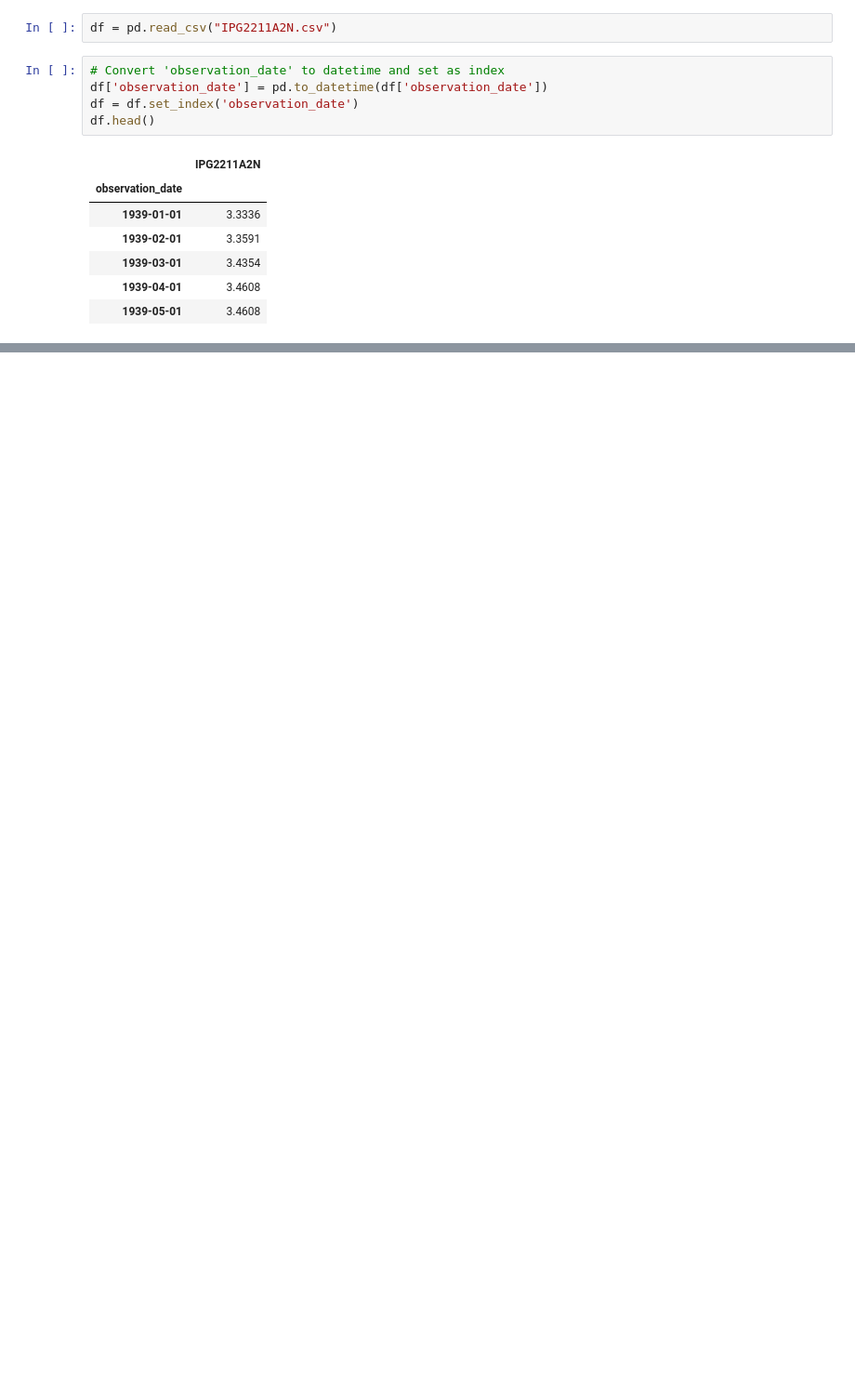
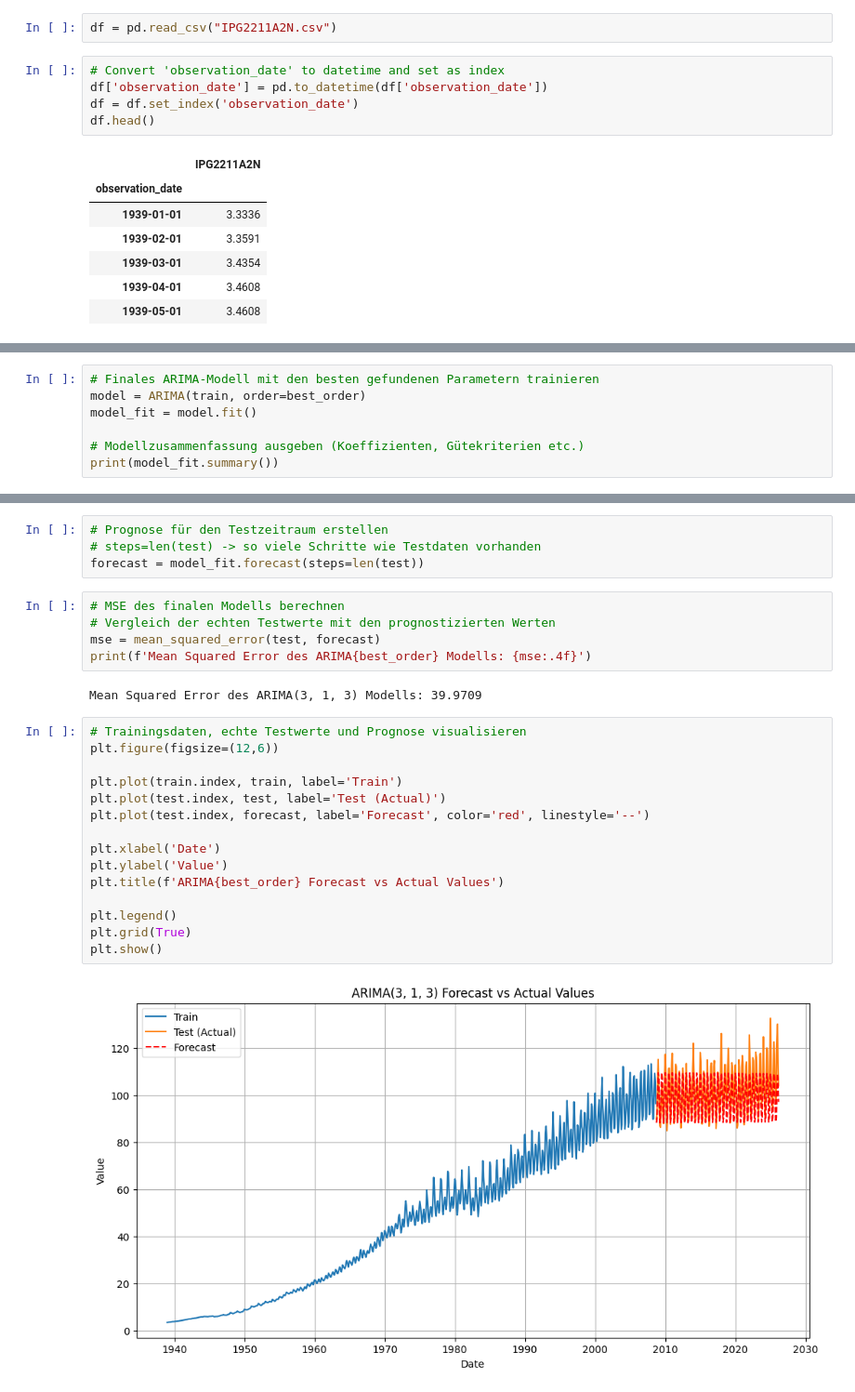
Before and after one commit to NicoBrn03/DaBi-Projektarbeit, a Jupyter notebook: Abgabe 2/ARMA_start.ipynb, the cells around one changed output, grey strips where cells are left out. Shown at 93% size. Cells and saved outputs as stored; diff of their text form; blank space fills up the shorter version.

```diff
--- a/Abgabe 2/ARMA_start.ipynb
+++ b/Abgabe 2/ARMA_start.ipynb
@@ -123,0 +191,7 @@ Warnings:
+# %%
+# Finales ARIMA-Modell mit den besten gefundenen Parametern trainieren
+model = ARIMA(train, order=best_order)
+model_fit = model.fit()
+
+# Modellzusammenfassung ausgeben (Koeffizienten, Gütekriterien etc.)
+print(model_fit.summary())
@@ -123,0 +216,28 @@ Warnings:
+# %%
+# Prognose für den Testzeitraum erstellen
+# steps=len(test) -> so viele Schritte wie Testdaten vorhanden
+forecast = model_fit.forecast(steps=len(test))
+# %%
+# MSE des finalen Modells berechnen
+# Vergleich der echten Testwerte mit den prognostizierten Werten
+mse = mean_squared_error(test, forecast)
+print(f'Mean Squared Error des ARIMA{best_order} Modells: {mse:.4f}')
+# %% [output]
+Mean Squared Error des ARIMA(3, 1, 3) Modells: 39.9709
+# %%
+# Trainingsdaten, echte Testwerte und Prognose visualisieren
+plt.figure(figsize=(12,6))
+
+plt.plot(train.index, train, label='Train')
+plt.plot(test.index, test, label='Test (Actual)')
+plt.plot(test.index, forecast, label='Forecast', color='red', linestyle='--')
+
+plt.xlabel('Date')
+plt.ylabel('Value')
+plt.title(f'ARIMA{best_order} Forecast vs Actual Values')
+
+plt.legend()
+plt.grid(True)
+plt.show()
+# %% [output]
+[figure, added]
```
Also changed, not shown: parts of 8 cells of this notebook.
